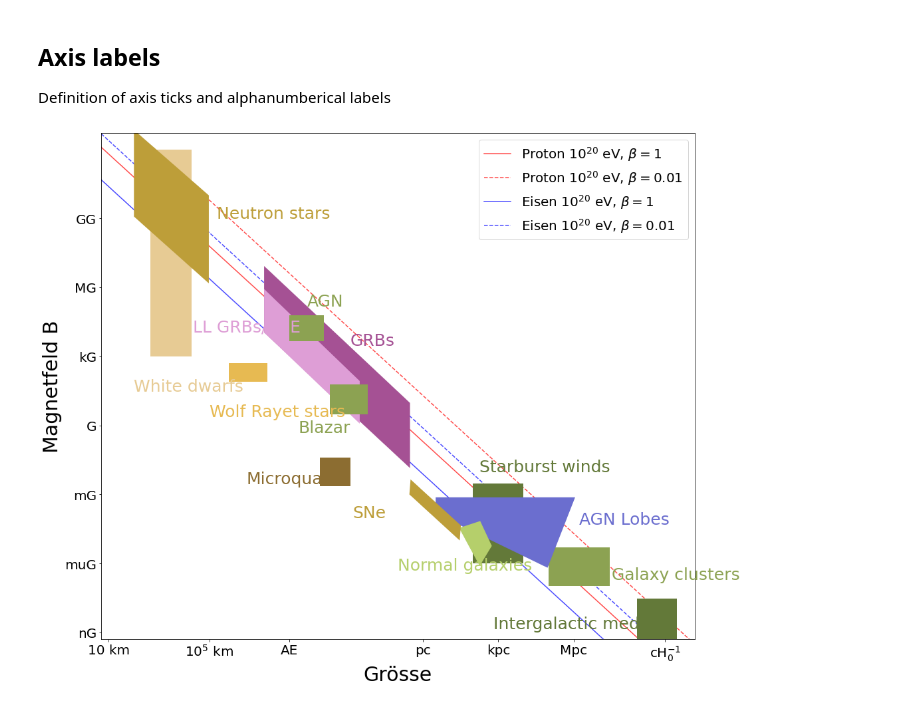
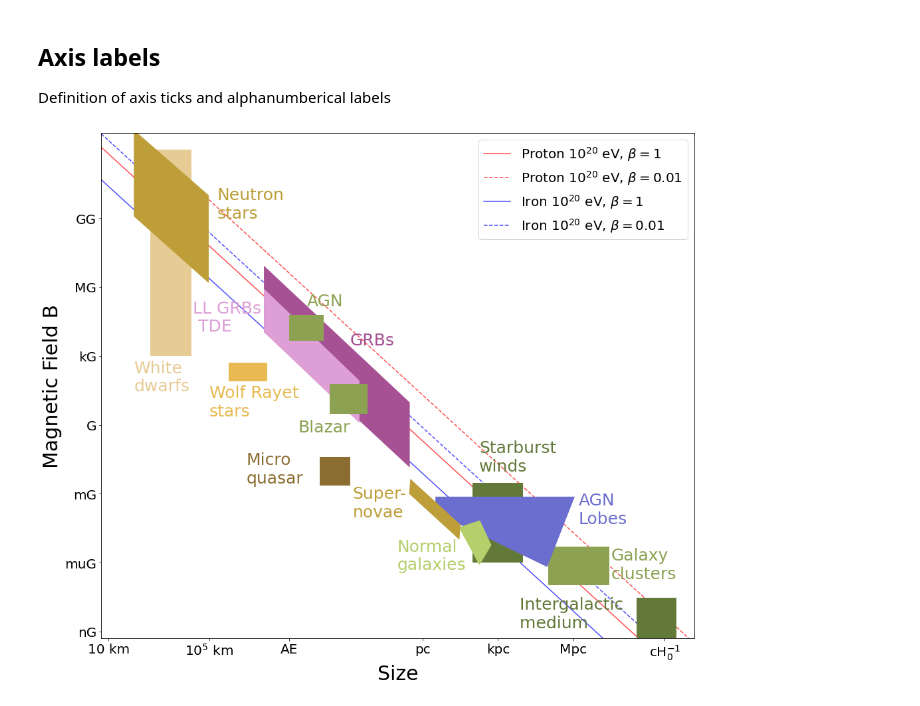
Before and after one commit to GernotMaier/HillasPlot, a Jupyter notebook: Phys-Hillas.ipynb, the cells around one changed output. Cells and saved outputs as stored; diff of their text form; code cells hidden in the pictures.

Commit message:
cleanup and adding english version

```diff
--- a/Phys-Hillas.ipynb
+++ b/Phys-Hillas.ipynb
@@ -12,3 +16,6 @@ from astropy.io.misc import yaml
+# %%
+language='German'
+language='English'
 # %% [markdown]
 ## Color maps
 
@@ -37,6 +44,13 @@ for z in range(ncolor):
             horizontalalignment='center')
 # %% [output]
 [figure]
+# %%
+def get_language(l):
+    "return german/english as string"
+    if l.lower() == 'german' or \
+        l.lower() == 'deutsch':
+        return 'german'
+    return 'english'
 # %% [markdown]
 ## Axis labels
 
@@ -103,13 +117,18 @@ def plotMaxAcceleration(data, ax):
         * v['energy']['value']*u.Unit(v['energy']['unit']).to(u.eV) /1.e15 \
         / ((r * u.m).to(u.pc).value)/v['charge']/v['beta']
 
+        if get_language(language) == 'german':
+            label = v['label_de']
+        else:
+            label = v['label_en']
+
         plt.plot(r,
                  B,
                  color=v['color'],
                  linestyle=v['linestyle'],
                  alpha=0.7,
                  zorder=0,
-                 label=v['label'])
+                 label=label)
         ax.legend(fontsize=20)
 # %%
 def getValue(v, to_unit):
@@ -126,9 +145,14 @@ def plotHillasObjects(data, ax):
     # marker p
     for o, v in data.items():
         # plot label
+        if get_language(language) == 'german':
+            label = v['label_de']
+        else:
+            label = v['label_en']
+
         plt.text(getValue(v['label_pos_size'], u.m),
              getValue(v['label_pos_magn'], u.G),
-             v['label_en'],
+             label,
              fontsize=25,
              color=get_color(v['color']))
 
@@ -177,33 +201,41 @@ with open('ParticleAcceleration.yaml') as f:
 # %%
 f=plt.figure(figsize=(16,14))
 ax=plt.gca()
 
 plt.xlim( 5.e3, 2.e27)
 plt.xscale('log')
 plt.xticks(x_dist,
            x_label,
            fontsize=20)
-plt.xlabel('Grösse',
+if get_language(language) == "german":
+    plt.xlabel('Grösse',
+              fontsize=30)
+    plt.ylabel('Magnetfeld B',
+          fontsize=30)
+else:
+    plt.xlabel('Size',
+          fontsize=30)
+    plt.ylabel('Magnetic Field B',
           fontsize=30)
 
 plt.ylim(0.5e-9, 5.e12)
 plt.yscale('log')
 plt.yticks(y_b,
            y_label,
           fontsize=20)
-
-plt.ylabel('Magnetfeld B',
-          fontsize=30)
 
 # plot lines for maximum acceleration
 # (see ParticleAcceleration.yaml)
 plotMaxAcceleration(acceldata, ax)
 
 # plot objects in size and magnetic field space
 # (see HillasObjects.yaml)
 plotHillasObjects(data, ax)
 
 # save plots to pdf
-f.savefig("HillasPlot.pdf")
+if get_language(language) == "german":
+    f.savefig("HillasPlot.pdf")
+else:
+    f.savefig("HillasPlot-en.pdf")
 # %% [output]
-[figure, old version]
+[figure, new version]
```
Also changed, not shown: parts of 1 cell of this notebook, 7 other files.
